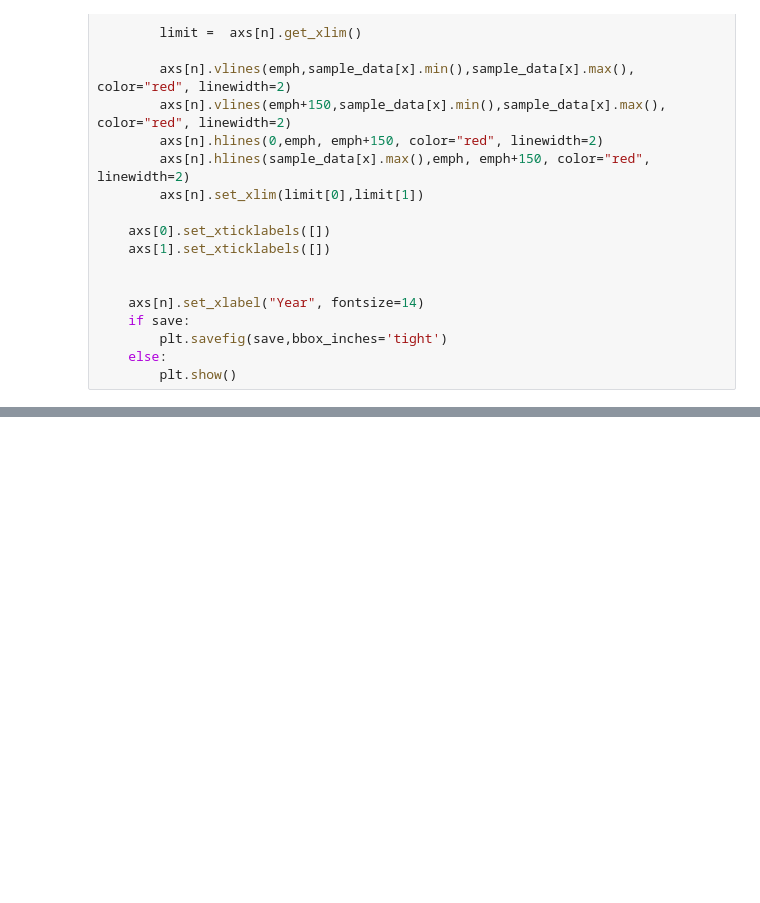
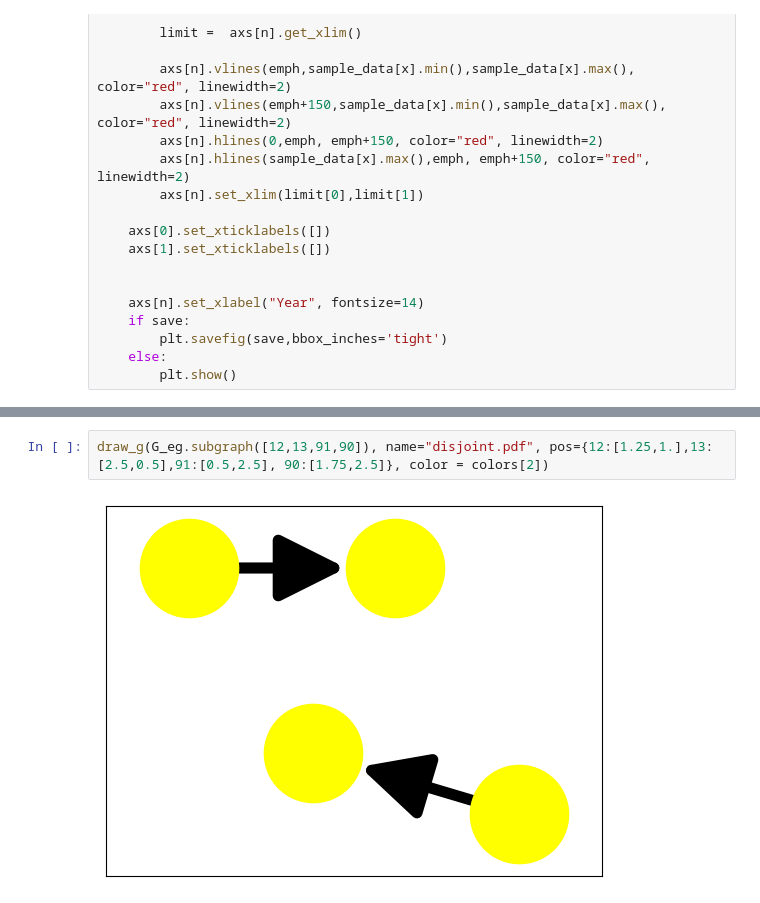
Before and after one commit to floatinglittlerocks/causalrivers, a Jupyter notebook: graphics/maps.ipynb, the cells around one changed output, grey strips where cells are left out. Drawn from its saved outputs; the diff is of its cells as text; blank space fills up the shorter version.

```diff
--- a/graphics/maps.ipynb
+++ b/graphics/maps.ipynb
@@ -188,0 +240,4 @@ axs = fancy_plot(sample_data, base_c,save="ts.pdf", emph=19620)
+# %%
+draw_g(G_eg.subgraph([12,13,91,90]), name="disjoint.pdf", pos={12:[1.25,1.],13:[2.5,0.5],91:[0.5,2.5], 90:[1.75,2.5]}, color = colors[2])
+# %% [output]
+[figure, added]
```
Also changed, not shown: parts of 15 cells of this notebook, 37 other files.
